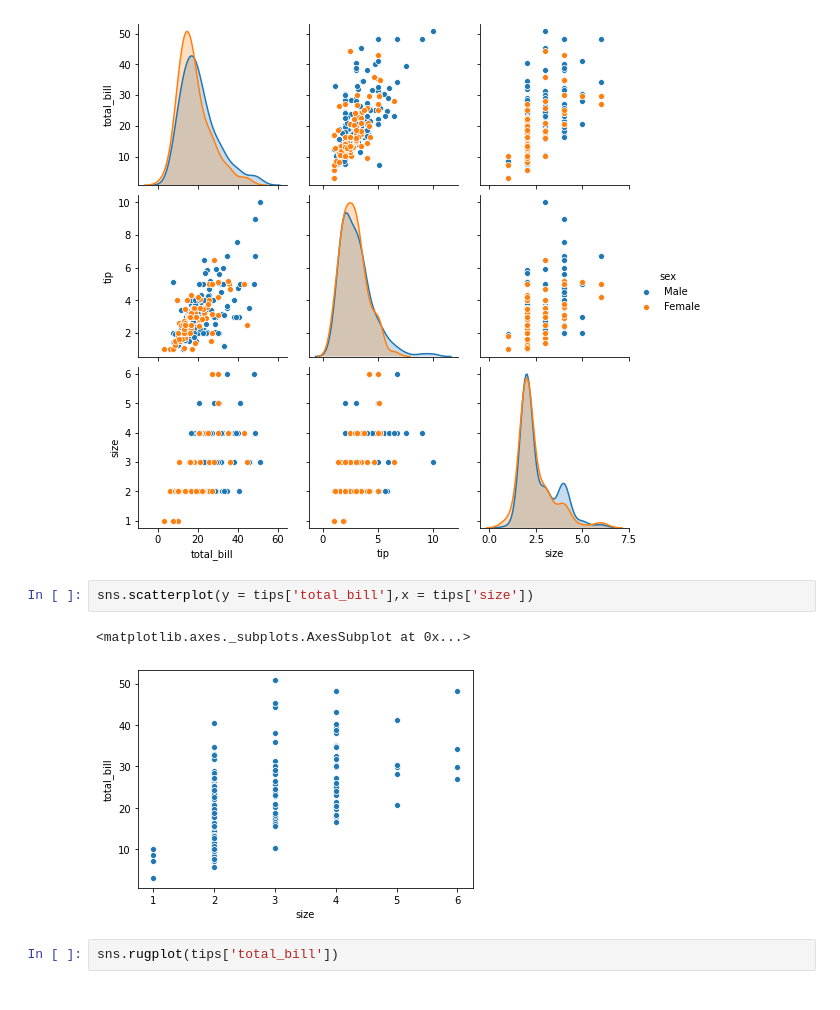
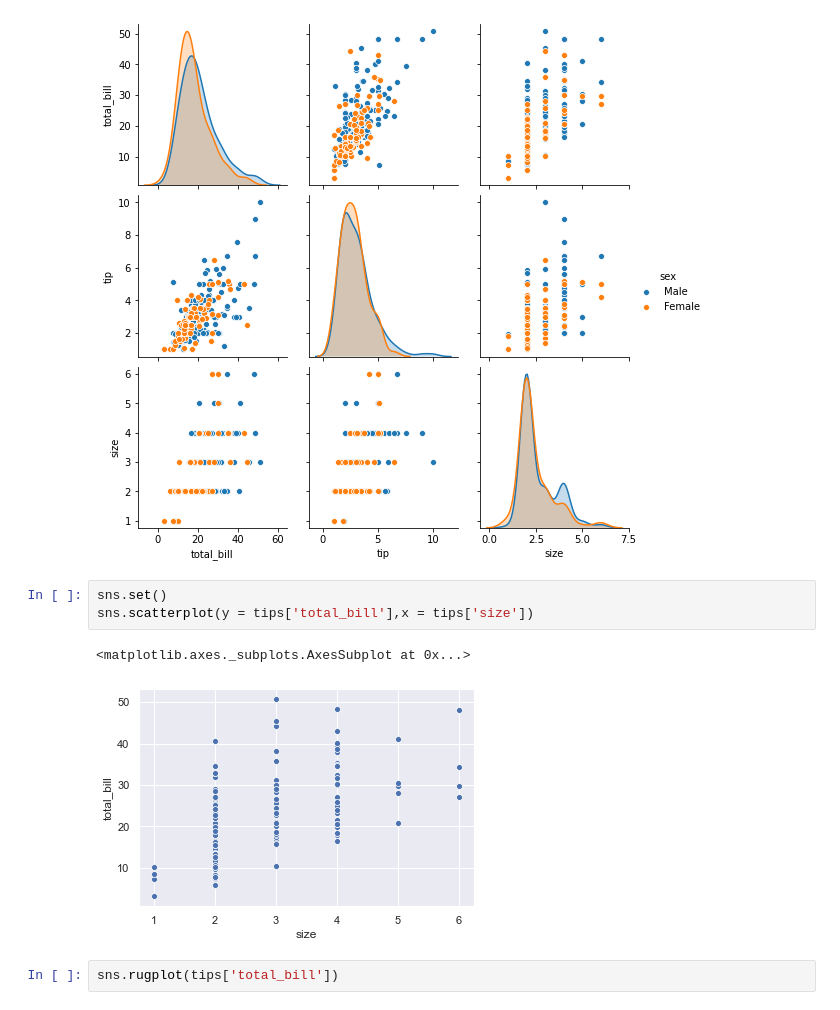
Before and after one commit to BalgopalPatro/IBM_DS_ML_Training, a Jupyter notebook: Data Visualization/02 Distibution Plots.ipynb, the cells around one changed output. Saved outputs shown, nothing was run; the diff lists cells and outputs as text.

Commit message:
Some More Plots

```diff
--- a/Data Visualization/Distibution Plots.ipynb
+++ b/Data Visualization/02 Distibution Plots.ipynb
@@ -73,10 +77,11 @@ sns.pairplot(tips,hue='sex')
 <seaborn.axisgrid.PairGrid at 0x...>
 [figure]
 # %%
+sns.set()
 sns.scatterplot(y = tips['total_bill'],x = tips['size'])
 # %% [output]
 <matplotlib.axes._subplots.AxesSubplot at 0x...>
-[figure, old version]
+[figure, new version]
 # %%
 sns.rugplot(tips['total_bill'])
 # %% [output]
```
Also changed, not shown: parts of 2 cells of this notebook, 8 other files.
